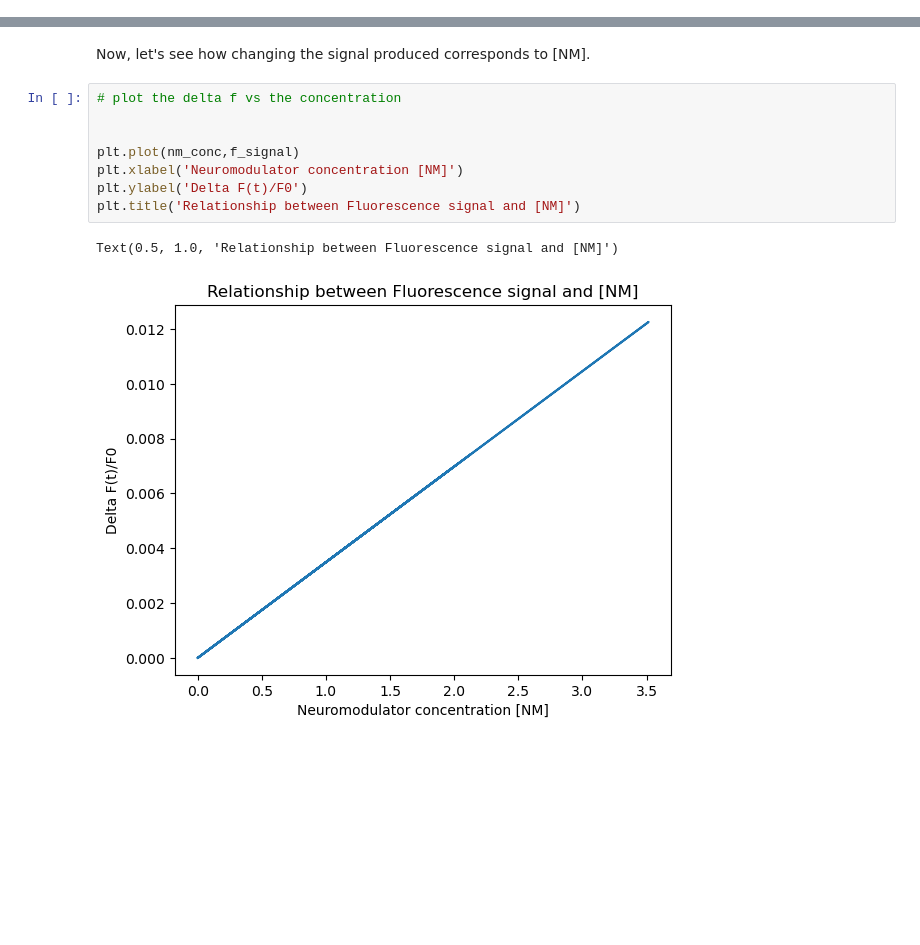
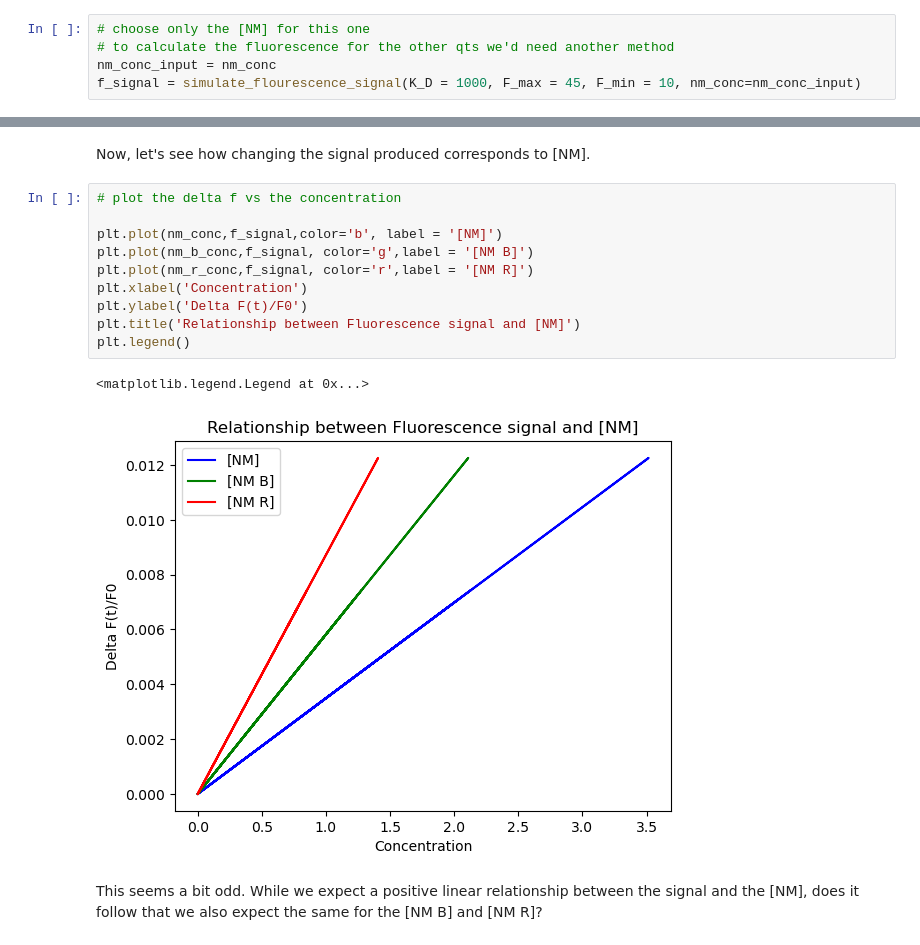
Before and after one commit to BrianNGitahi/NM-Imaging, a Jupyter notebook: Simulation.ipynb, the cells around one changed output, grey strips where cells are left out. Drawn from its saved outputs; the diff is of its cells as text; blank space fills up the shorter version.

```diff
--- a/Simulation.ipynb
+++ b/Simulation.ipynb
@@ -292,0 +308,5 @@ f_signal = simulate_flourescence_signal(K_D = 1000, F_max = 45, F_min = 10, nm_c
+# %%
+# choose only the [NM] for this one
+# to calculate the fluorescence for the other qts we'd need another method
+nm_conc_input = nm_conc
+f_signal = simulate_flourescence_signal(K_D = 1000, F_max = 45, F_min = 10, nm_conc=nm_conc_input)
@@ -297,11 +319,15 @@ Now, let's see how changing the signal produced corresponds to [NM].
 # %%
 # plot the delta f vs the concentration
 
-
-plt.plot(nm_conc,f_signal)
-plt.xlabel('Neuromodulator concentration [NM]')
+plt.plot(nm_conc,f_signal,color='b', label = '[NM]')
+plt.plot(nm_b_conc,f_signal, color='g',label = '[NM B]')
+plt.plot(nm_r_conc,f_signal, color='r',label = '[NM R]')
+plt.xlabel('Concentration')
 plt.ylabel('Delta F(t)/F0')
 plt.title('Relationship between Fluorescence signal and [NM]')
+plt.legend()
 # %% [output]
-Text(0.5, 1.0, 'Relationship between Fluorescence signal and [NM]')
+<matplotlib.legend.Legend at 0x...>
-[figure, old version]
+[figure, new version]
+# %% [markdown]
+This seems a bit odd. While we expect a positive linear relationship between the signal and the [NM], does it follow that we also expect the same for the [NM B] and [NM R]?
```
Also changed, not shown: parts of 10 cells of this notebook.
